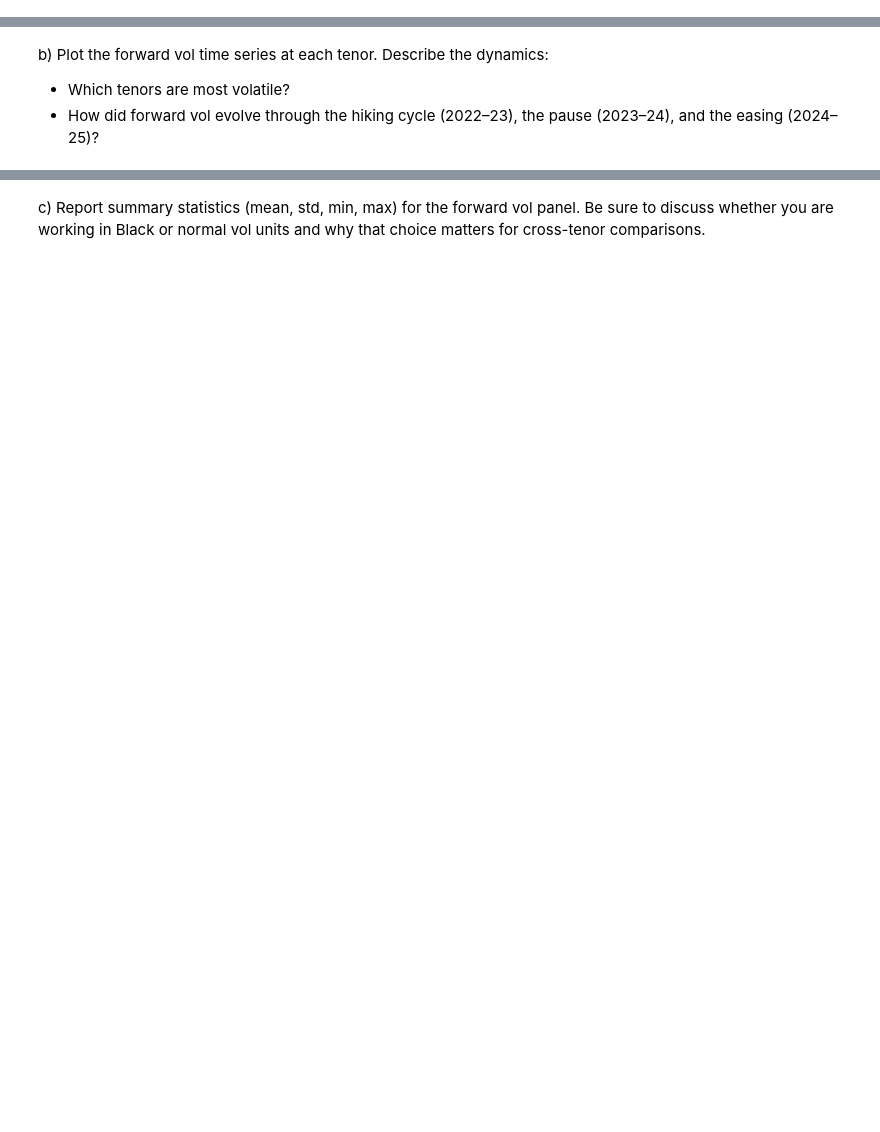
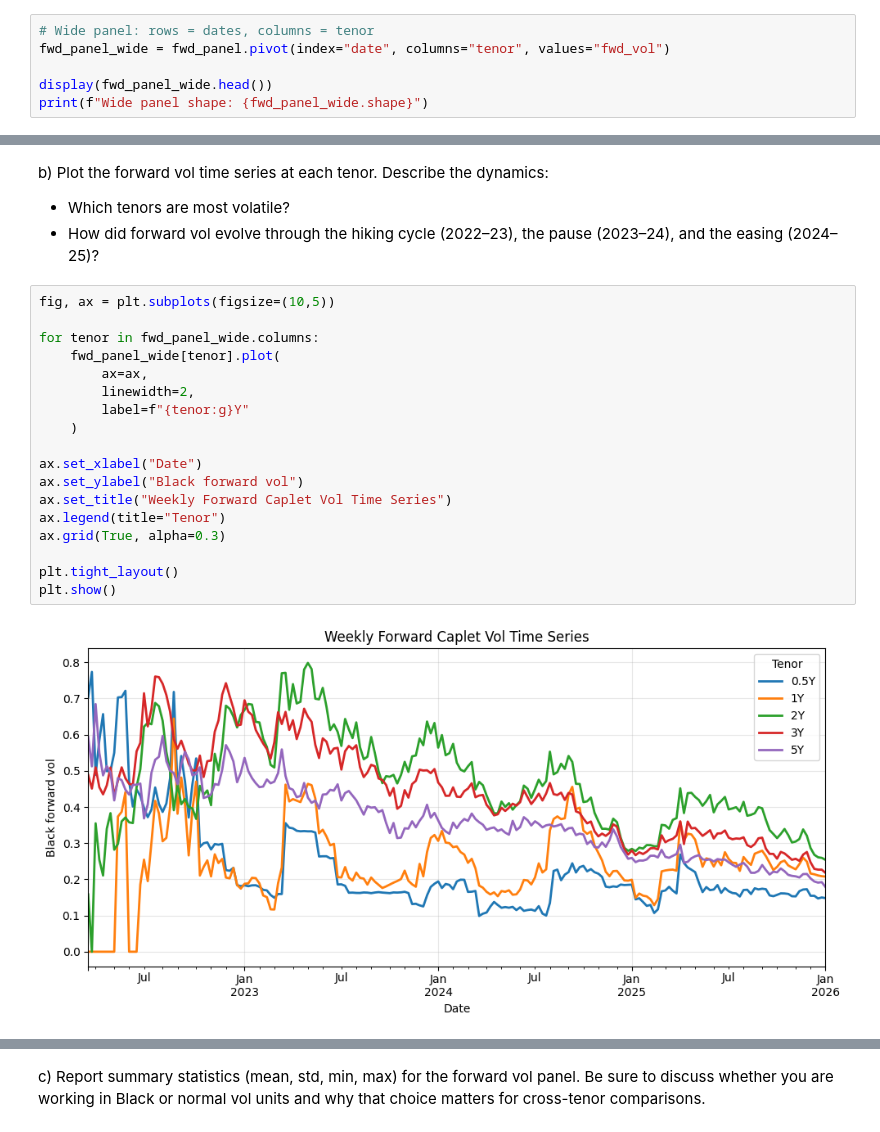
Before and after one commit to azakharove/finm37500P8, a Jupyter notebook: P8 Forward Volatility from the SOFR Cap Market_AZ.ipynb, the cells around one changed output, grey strips where cells are left out. Saved outputs shown, nothing was run; the diff lists cells and outputs as text; blank space fills up the shorter version.

```diff
--- a/P8 Forward Volatility from the SOFR Cap Market_AZ.ipynb
+++ b/P8 Forward Volatility from the SOFR Cap Market_AZ.ipynb
@@ -640,0 +751,6 @@ key_tenors = [0.5, 1.0, 2.0, 3.0, 5.0]
+# %%
+# Wide panel: rows = dates, columns = tenor
+fwd_panel_wide = fwd_panel.pivot(index="date", columns="tenor", values="fwd_vol")
+
+display(fwd_panel_wide.head())
+print(f"Wide panel shape: {fwd_panel_wide.shape}")
@@ -642,3 +767,23 @@ key_tenors = [0.5, 1.0, 2.0, 3.0, 5.0]
 b) Plot the forward vol time series at each tenor. Describe the dynamics:
    - Which tenors are most volatile?
    - How did forward vol evolve through the hiking cycle (2022–23), the pause (2023–24), and the easing (2024–25)?
+# %%
+fig, ax = plt.subplots(figsize=(10,5))
+
+for tenor in fwd_panel_wide.columns:
+    fwd_panel_wide[tenor].plot(
+        ax=ax,
+        linewidth=2,
+        label=f"{tenor:g}Y"
+    )
+
+ax.set_xlabel("Date")
+ax.set_ylabel("Black forward vol")
+ax.set_title("Weekly Forward Caplet Vol Time Series")
+ax.legend(title="Tenor")
+ax.grid(True, alpha=0.3)
+
+plt.tight_layout()
+plt.show()
+# %% [output]
+[figure, added]
```
Also changed, not shown: parts of 7 cells of this notebook.
